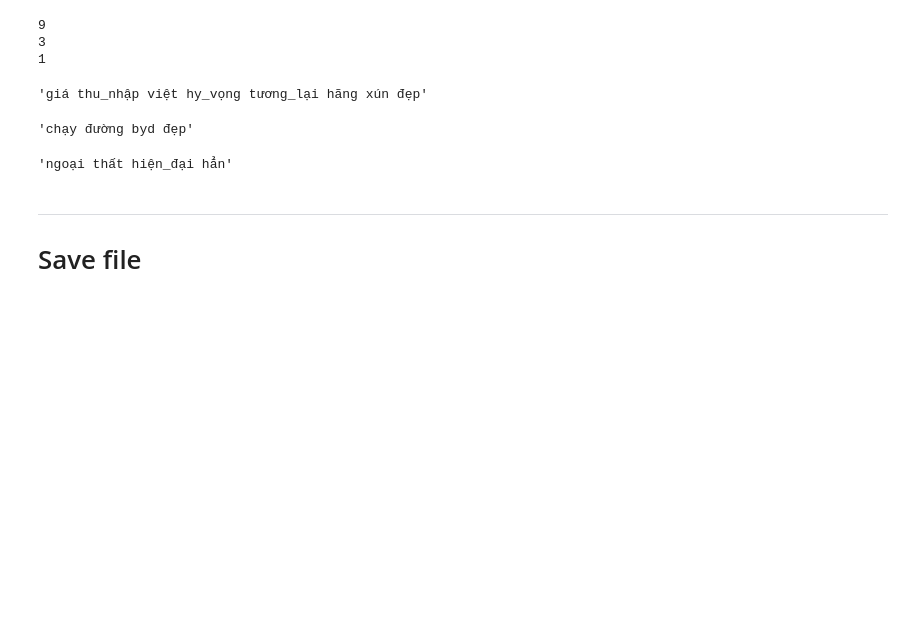
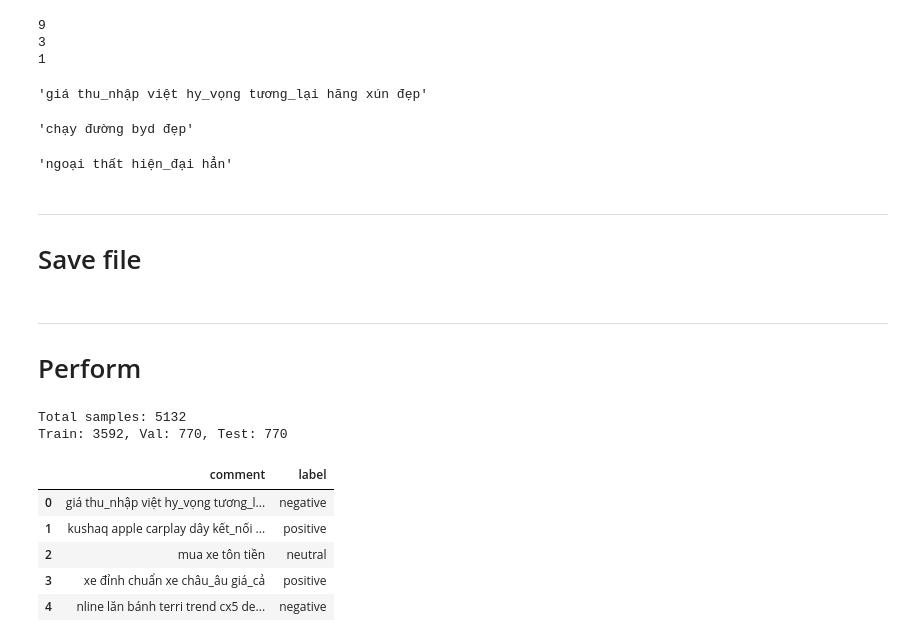
Before and after one commit to Avcuongy/nlp-project, a Jupyter notebook: notebooks/2_preprocessing.ipynb, the cells around one changed output. Saved outputs shown, nothing was run; the diff lists cells and outputs as text; code cells hidden in the pictures; blank space fills up the shorter version.

```diff
--- a/notebooks/2_preprocessing.ipynb
+++ b/notebooks/2_preprocessing.ipynb
@@ -137,0 +140,18 @@ df_test.to_csv("../data/processed/test.csv", index=False)
+# %% [markdown]
+---
+
+# Perform
+# %%
+# Merge all datasets
+df_all = pd.concat([df_train, df_val, df_test], axis=0, ignore_index=True)
+print(f"Total samples: {len(df_all)}")
+print(f"Train: {len(df_train)}, Val: {len(df_val)}, Test: {len(df_test)}")
+# %% [output]
+Total samples: 5132
+Train: 3592, Val: 770, Test: 770
+|  | comment | label |
+| 0 | giá thu_nhập việt hy_vọng tương_l... | negative |
+| 1 | kushaq apple carplay dây kết_nối ... | positive |
+| 2 | mua xe tôn tiền | neutral |
+| 3 | xe đỉnh chuẩn xe châu_âu giá_cả | positive |
+| 4 | nline lăn bánh terri trend cx5 de... | negative |
```
Also changed, not shown: parts of 4 cells of this notebook, 10 other files.
